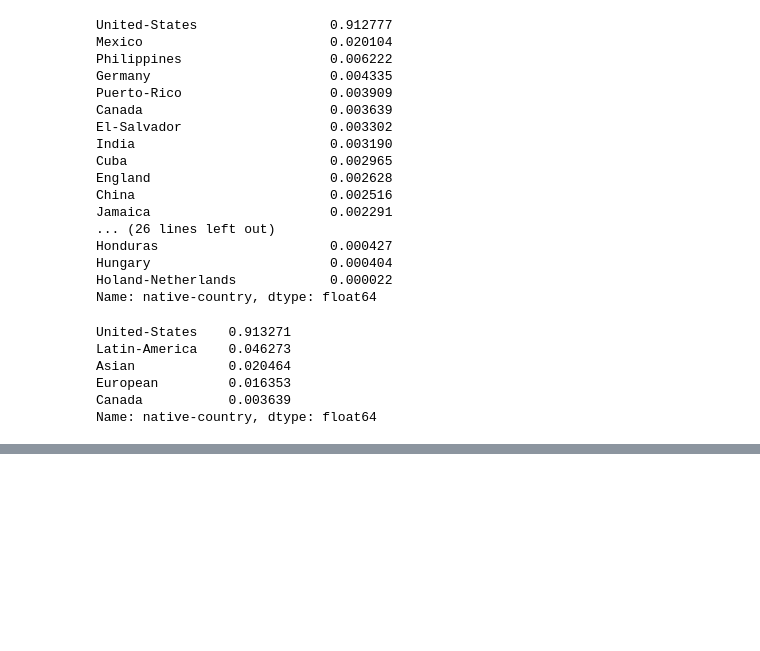
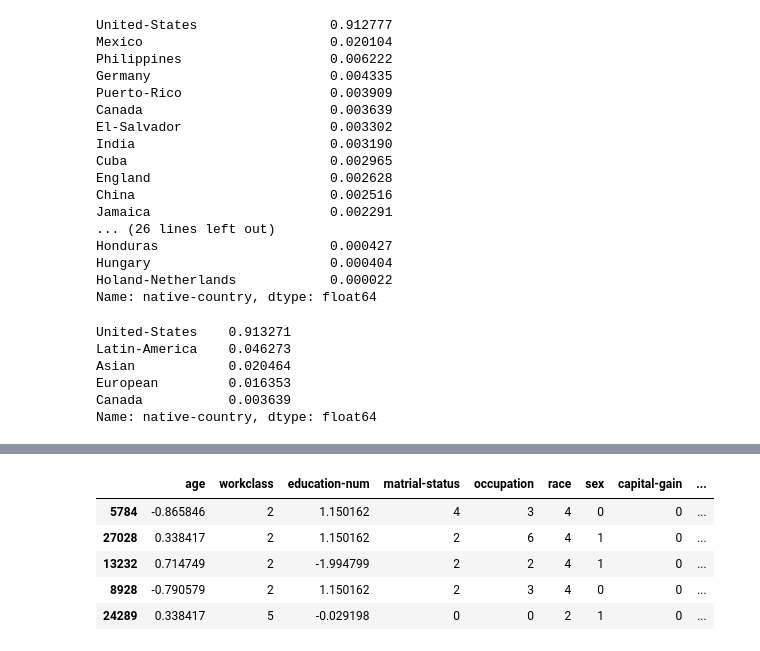
Before and after one commit to CatarinaGomes/PCS5024, a Jupyter notebook: project_01/uci-adult-repository.ipynb, the cells around one changed output, grey strips where cells are left out. Cells and saved outputs as stored; diff of their text form; code cells hidden in the pictures; blank space fills up the shorter version.

```diff
--- a/project_01/uci-adult-repository.ipynb
+++ b/project_01/uci-adult-repository.ipynb
@@ -441,0 +536,9 @@ df.head()
+# %%
+X_test.head()
+# %% [output]
+|  | age | workclass | education-num | matrial-status | occupation | race | sex | capital-gain | ... |
+| 5784 | -0.865846 | 2 | 1.150162 | 4 | 3 | 4 | 0 | 0 | ... |
+| 27028 | 0.338417 | 2 | 1.150162 | 2 | 6 | 4 | 1 | 0 | ... |
+| 13232 | 0.714749 | 2 | -1.994799 | 2 | 2 | 4 | 1 | 0 | ... |
+| 8928 | -0.790579 | 2 | 1.150162 | 2 | 3 | 4 | 0 | 0 | ... |
+| 24289 | 0.338417 | 5 | -0.029198 | 0 | 0 | 2 | 1 | 0 | ... |
```
Also changed, not shown: parts of 14 cells of this notebook.
